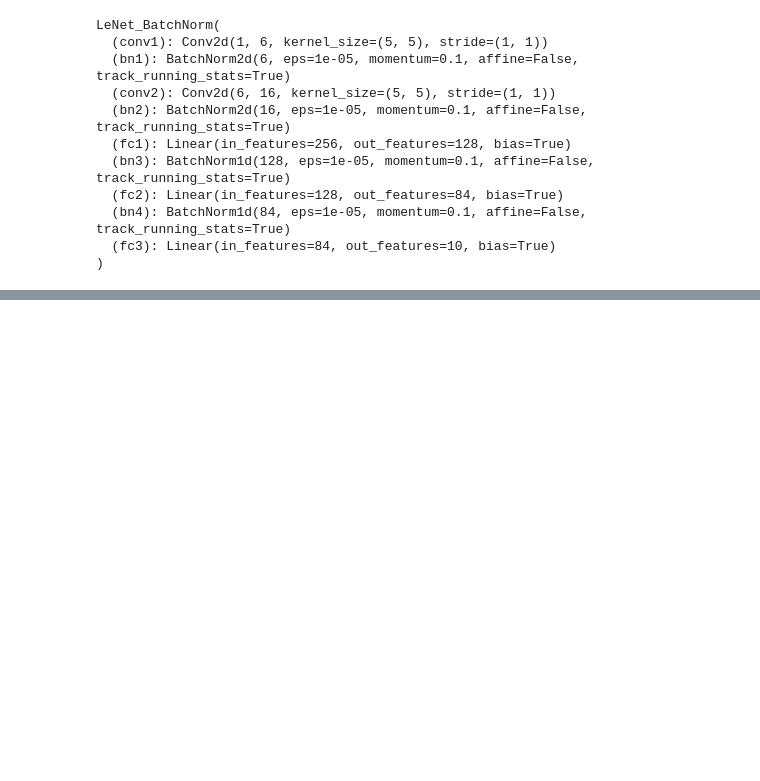
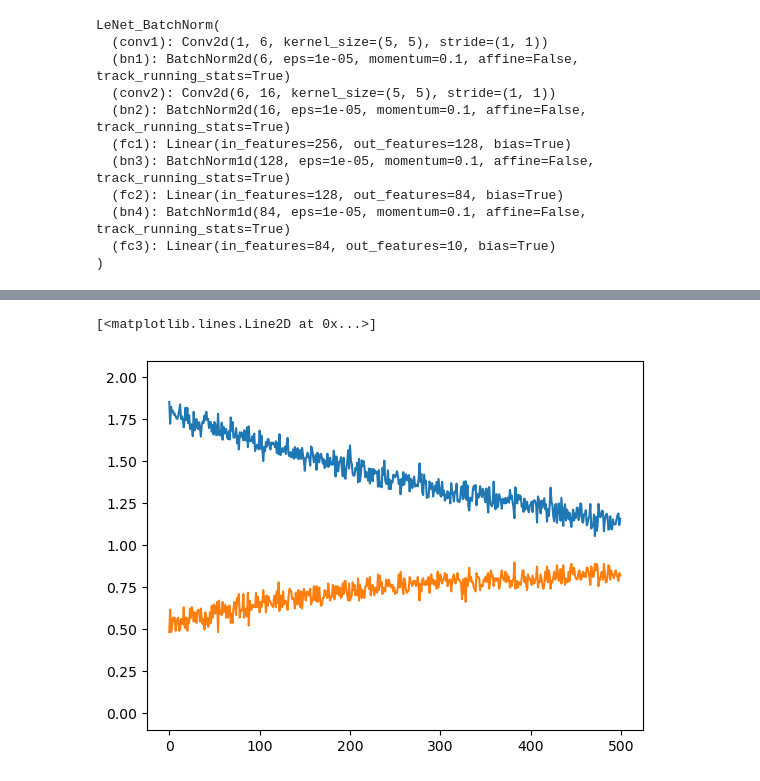
Before and after one commit to kkilian/Torch, a Jupyter notebook: LeNet.ipynb, the cells around one changed output, grey strips where cells are left out. Drawn from its saved outputs; the diff is of its cells as text; code cells hidden in the pictures; blank space fills up the shorter version.

```diff
--- a/LeNet.ipynb
+++ b/LeNet.ipynb
@@ -105,3 +95,9 @@ LeNet_BatchNorm(
   (bn4): BatchNorm1d(84, eps=1e-05, momentum=0.1, affine=False, track_running_stats=True)
   (fc3): Linear(in_features=84, out_features=10, bias=True)
 )
+# %%
+losses, accuracies = train_model(model3, X_train, Y_train, 500)
+plt.ylim(-0.1, 2.1)
+plt.plot(losses)
+plt.plot(accuracies)
+# %% [output]
@@ -108,3 +115,5 @@ LeNet_BatchNorm(
+[<matplotlib.lines.Line2D at 0x...>]
+[figure, added]
 # %%
 Y_test_preds = torch.argmax(model3(torch.tensor(X_test.reshape((10000,1, 28,28))).float()), dim=1).numpy()
 (Y_test == Y_test_preds).mean()
```
Also changed, not shown: parts of 11 cells of this notebook.
